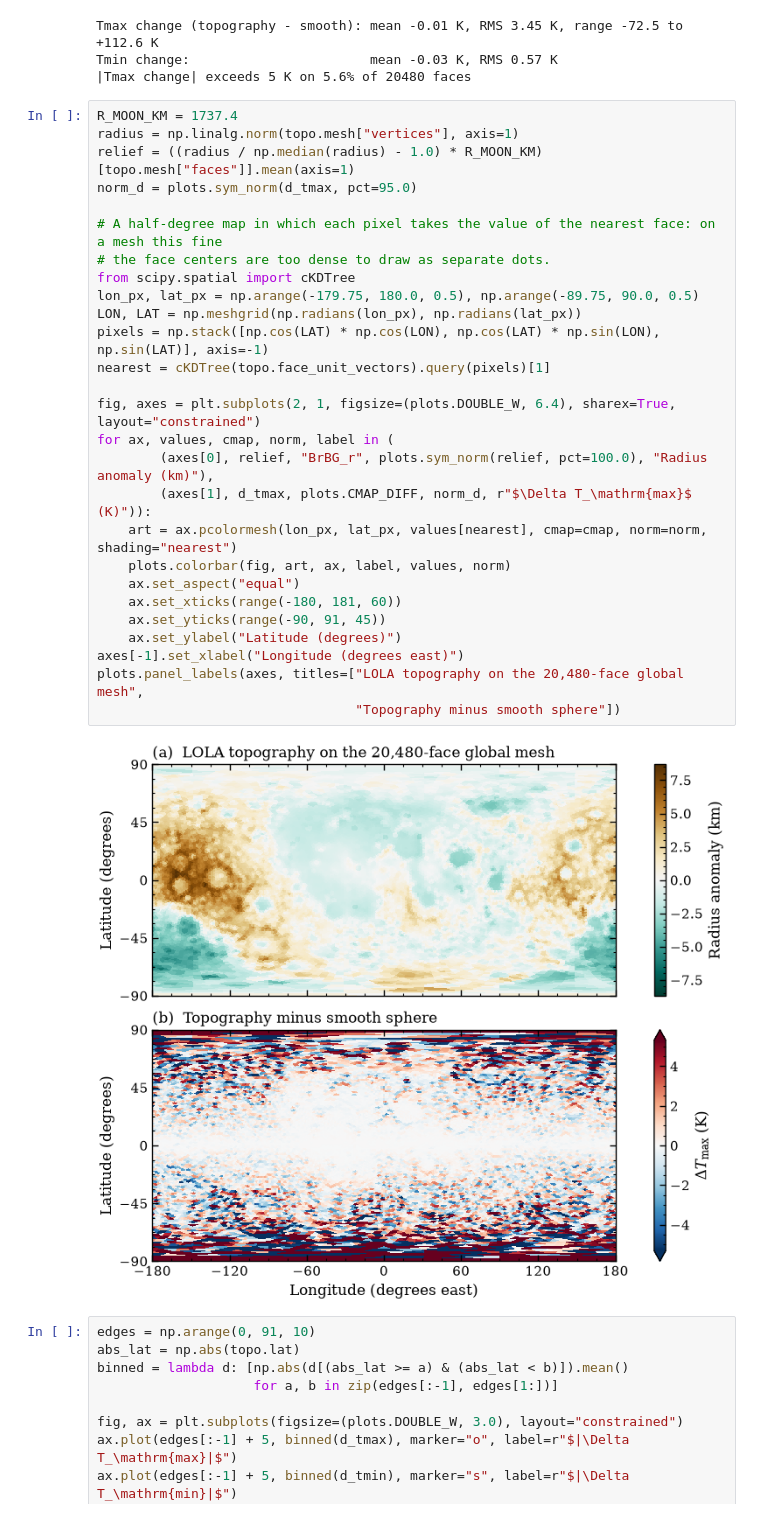
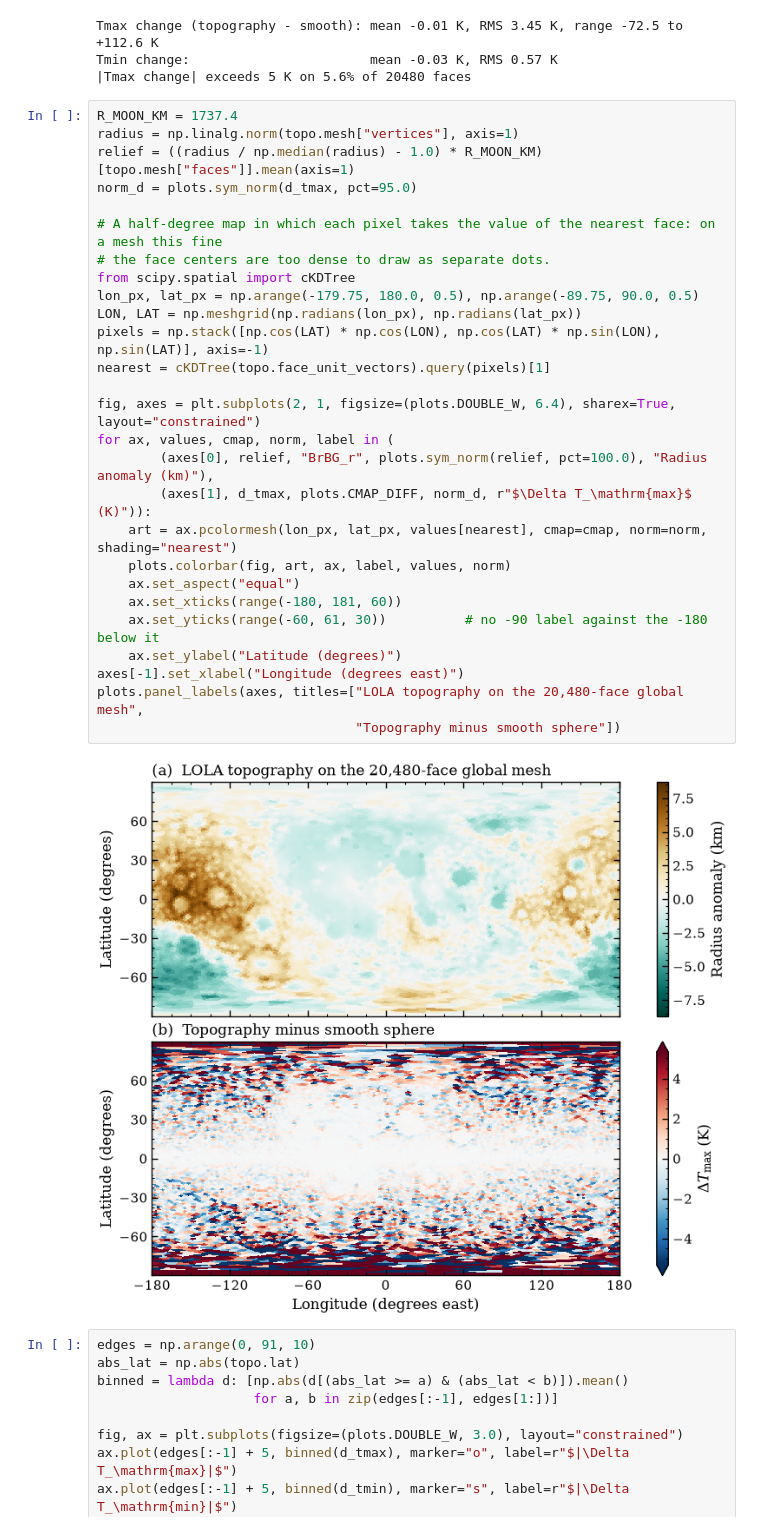
Before and after one commit to phayne/ptm3d, a Jupyter notebook: docs/tutorials/notebooks/01_moon_diurnal.ipynb, the cells around one changed output. Saved outputs shown, nothing was run; the diff lists cells and outputs as text.

```diff
--- a/docs/tutorials/notebooks/01_moon_diurnal.ipynb
+++ b/docs/tutorials/notebooks/01_moon_diurnal.ipynb
@@ -321,32 +321,32 @@ Tmin change:                       mean -0.03 K, RMS 0.57 K
 # %%
 R_MOON_KM = 1737.4
 radius = np.linalg.norm(topo.mesh["vertices"], axis=1)
 relief = ((radius / np.median(radius) - 1.0) * R_MOON_KM)[topo.mesh["faces"]].mean(axis=1)
 norm_d = plots.sym_norm(d_tmax, pct=95.0)
 
 # A half-degree map in which each pixel takes the value of the nearest face: on a mesh this fine
 # the face centers are too dense to draw as separate dots.
 from scipy.spatial import cKDTree
 lon_px, lat_px = np.arange(-179.75, 180.0, 0.5), np.arange(-89.75, 90.0, 0.5)
 LON, LAT = np.meshgrid(np.radians(lon_px), np.radians(lat_px))
 pixels = np.stack([np.cos(LAT) * np.cos(LON), np.cos(LAT) * np.sin(LON), np.sin(LAT)], axis=-1)
 nearest = cKDTree(topo.face_unit_vectors).query(pixels)[1]
 
 fig, axes = plt.subplots(2, 1, figsize=(plots.DOUBLE_W, 6.4), sharex=True, layout="constrained")
 for ax, values, cmap, norm, label in (
         (axes[0], relief, "BrBG_r", plots.sym_norm(relief, pct=100.0), "Radius anomaly (km)"),
         (axes[1], d_tmax, plots.CMAP_DIFF, norm_d, r"$\Delta T_\mathrm{max}$ (K)")):
     art = ax.pcolormesh(lon_px, lat_px, values[nearest], cmap=cmap, norm=norm, shading="nearest")
     plots.colorbar(fig, art, ax, label, values, norm)
     ax.set_aspect("equal")
     ax.set_xticks(range(-180, 181, 60))
-    ax.set_yticks(range(-90, 91, 45))
+    ax.set_yticks(range(-60, 61, 30))          # no -90 label against the -180 below it
     ax.set_ylabel("Latitude (degrees)")
 axes[-1].set_xlabel("Longitude (degrees east)")
 plots.panel_labels(axes, titles=["LOLA topography on the 20,480-face global mesh",
                                  "Topography minus smooth sphere"])
 # %% [output]
-[figure, old version]
+[figure, new version]
 # %%
 edges = np.arange(0, 91, 10)
 abs_lat = np.abs(topo.lat)
```
Also changed, not shown: parts of 4 cells of this notebook, 1 other file.
